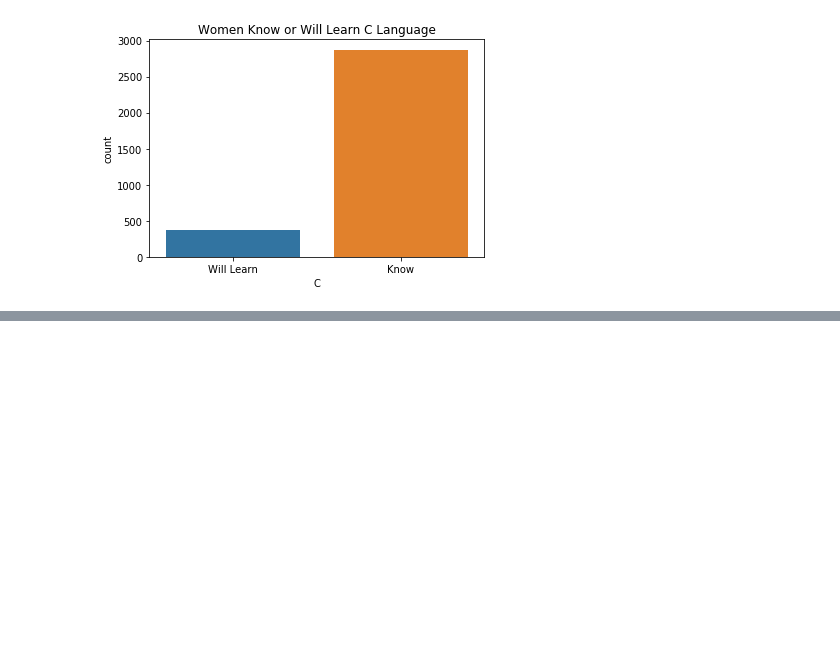
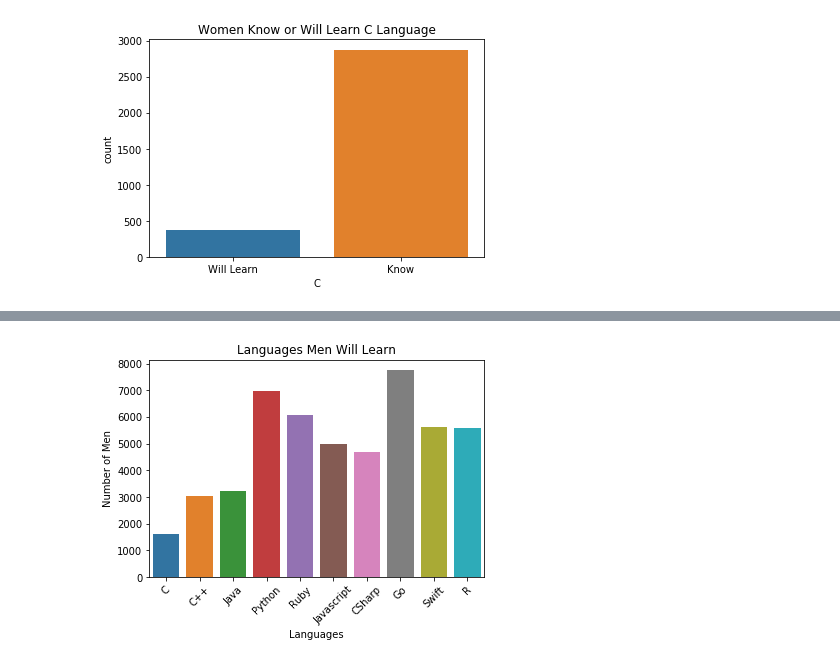
Before and after one commit to EricaTess/women-in-tech, a Jupyter notebook: clustering_project/Clustering-HackerRank-Data.ipynb, the cells around one changed output, grey strips where cells are left out. Cells and saved outputs as stored; diff of their text form; code cells hidden in the pictures; blank space fills up the shorter version.

```diff
--- a/clustering_project/Clustering-HackerRank-Data.ipynb
+++ b/clustering_project/Clustering-HackerRank-Data.ipynb
@@ -215,0 +181,9 @@ plt.show()
+# %%
+chart2 = sns.countplot(data=learn, x="variable")
+plt.title("Languages Men Will Learn")
+chart2.set_xticklabels(chart2.get_xticklabels(), rotation=45)
+plt.ylabel('Number of Men')
+plt.xlabel('Languages')
+plt.show()
+# %% [output]
+[figure, added]
```
Also changed, not shown: parts of 25 cells of this notebook.
